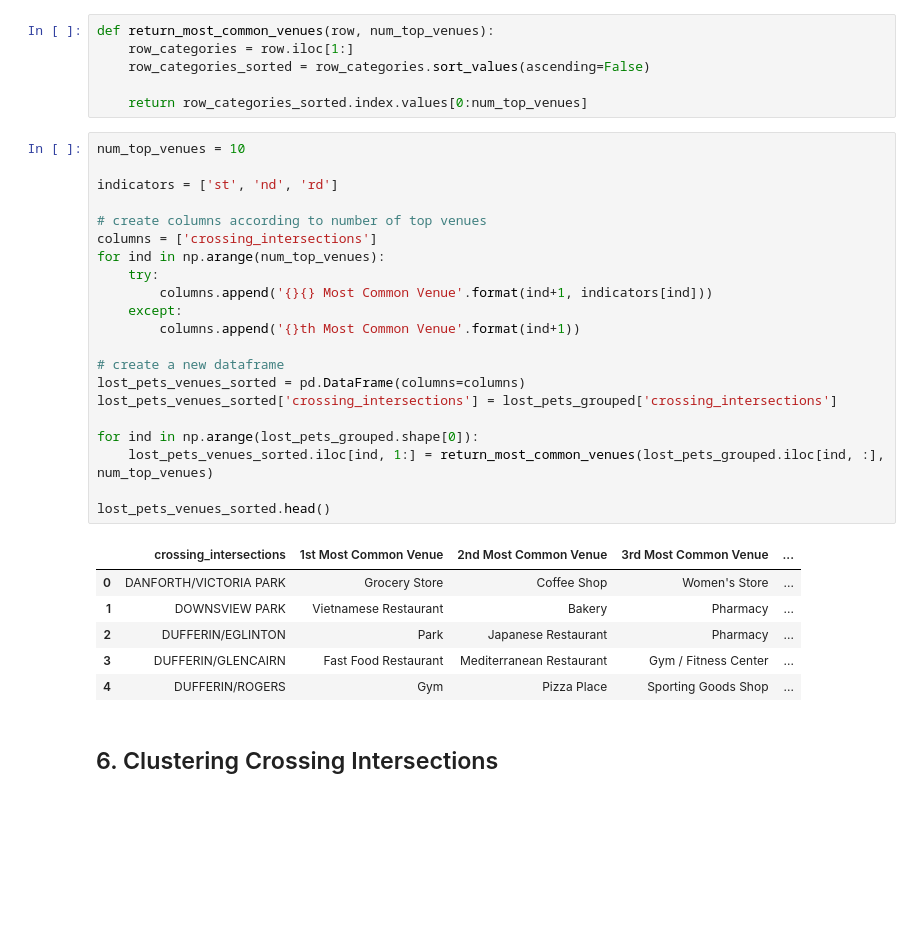
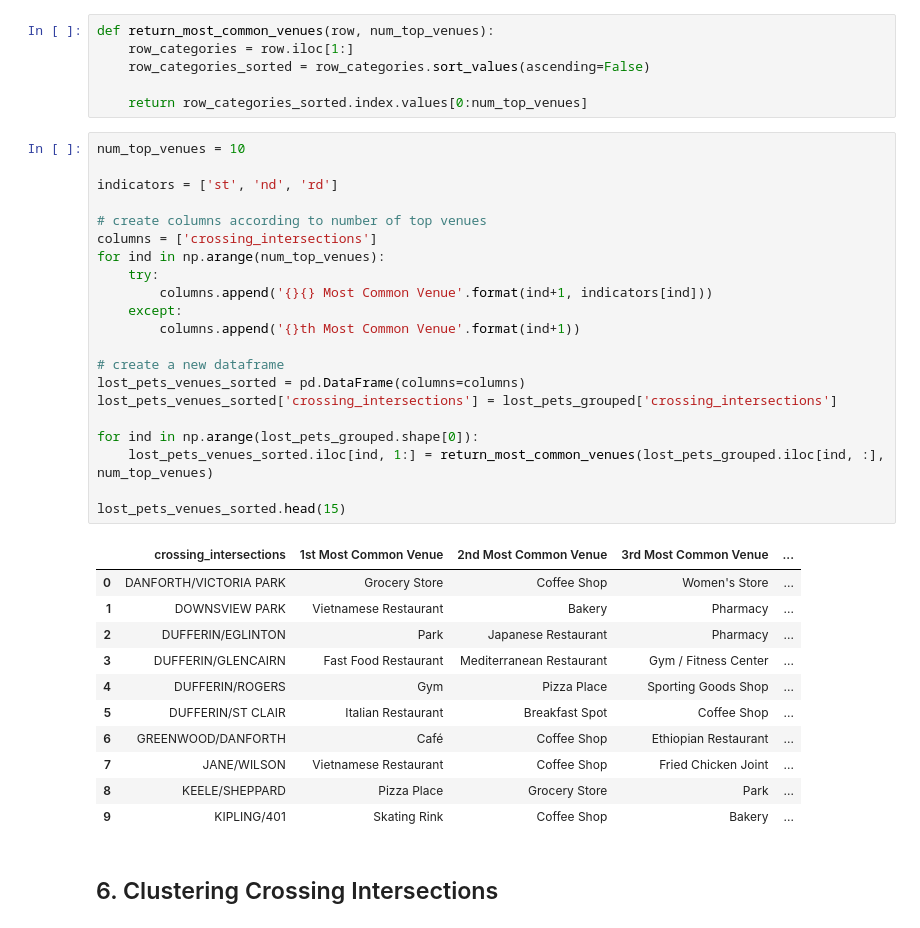
Before and after one commit to gomesluiz/Coursera_Capstone, a Jupyter notebook: w5_source_code.ipynb, the cells around one changed output. Cells and saved outputs as stored; diff of their text form; blank space fills up the shorter version.

```diff
--- a/w5_source_code.ipynb
+++ b/w5_source_code.ipynb
@@ -424,31 +424,36 @@ def return_most_common_venues(row, num_top_venues):
 # %%
 num_top_venues = 10
 
 indicators = ['st', 'nd', 'rd']
 
 # create columns according to number of top venues
 columns = ['crossing_intersections']
 for ind in np.arange(num_top_venues):
     try:
         columns.append('{}{} Most Common Venue'.format(ind+1, indicators[ind]))
     except:
         columns.append('{}th Most Common Venue'.format(ind+1))
 
 # create a new dataframe
 lost_pets_venues_sorted = pd.DataFrame(columns=columns)
 lost_pets_venues_sorted['crossing_intersections'] = lost_pets_grouped['crossing_intersections']
 
 for ind in np.arange(lost_pets_grouped.shape[0]):
     lost_pets_venues_sorted.iloc[ind, 1:] = return_most_common_venues(lost_pets_grouped.iloc[ind, :], num_top_venues)
 
-lost_pets_venues_sorted.head()
+lost_pets_venues_sorted.head(15)
 # %% [output]
 |  | crossing_intersections | 1st Most Common Venue | 2nd Most Common Venue | 3rd Most Common Venue | ... |
 | 0 | DANFORTH/VICTORIA PARK | Grocery Store | Coffee Shop | Women's Store | ... |
 | 1 | DOWNSVIEW PARK | Vietnamese Restaurant | Bakery | Pharmacy | ... |
 | 2 | DUFFERIN/EGLINTON | Park | Japanese Restaurant | Pharmacy | ... |
 | 3 | DUFFERIN/GLENCAIRN | Fast Food Restaurant | Mediterranean Restaurant | Gym / Fitness Center | ... |
 | 4 | DUFFERIN/ROGERS | Gym | Pizza Place | Sporting Goods Shop | ... |
+| 5 | DUFFERIN/ST CLAIR | Italian Restaurant | Breakfast Spot | Coffee Shop | ... |
+| 6 | GREENWOOD/DANFORTH | Café | Coffee Shop | Ethiopian Restaurant | ... |
+| 7 | JANE/WILSON | Vietnamese Restaurant | Coffee Shop | Fried Chicken Joint | ... |
+| 8 | KEELE/SHEPPARD | Pizza Place | Grocery Store | Park | ... |
+| 9 | KIPLING/401 | Skating Rink | Coffee Shop | Bakery | ... |
 # %% [markdown]
 ## 6. Clustering Crossing Intersections
 # %%
```
Also changed, not shown: parts of 3 cells of this notebook, 4 other files.
